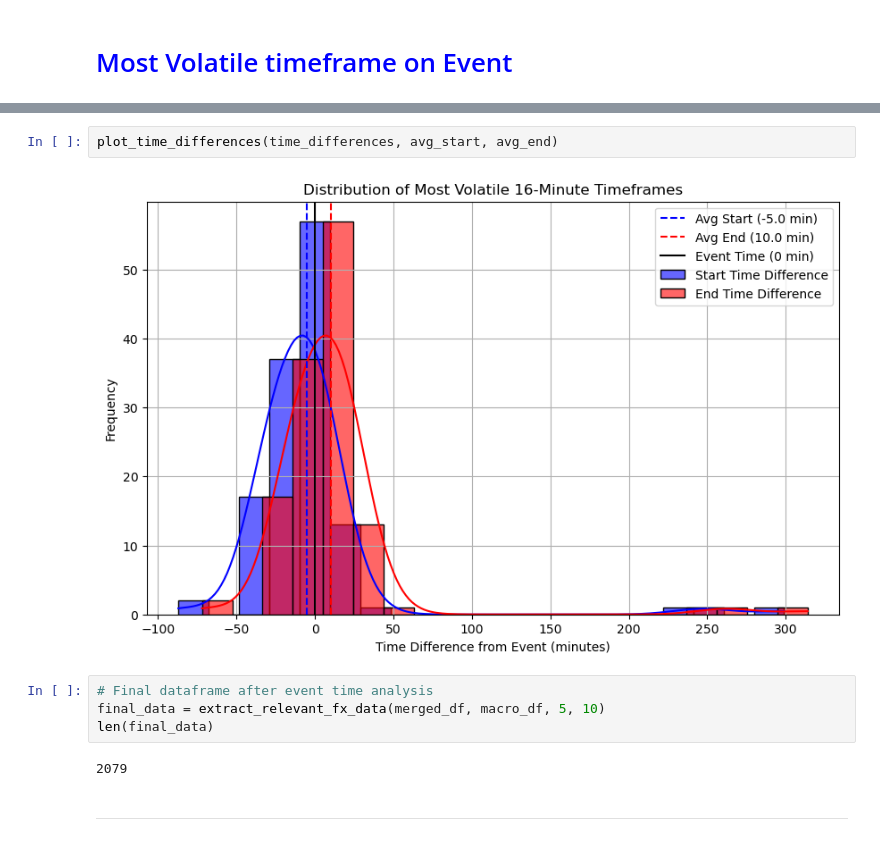
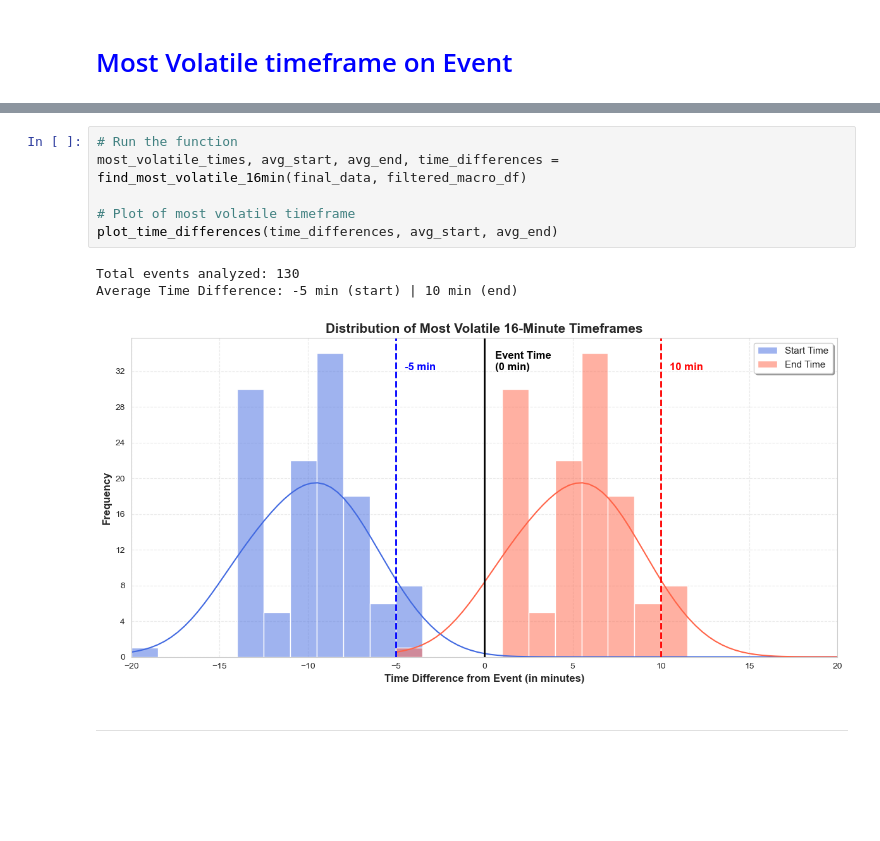
Before and after one commit to Modi1997/FX-HFT-Effects-on-US-Macro-Data, a Jupyter notebook: FX HFT Effects on US Macroeconomic Data Releases.ipynb, the cells around one changed output, grey strips where cells are left out. Cells and saved outputs as stored; diff of their text form; blank space fills up the shorter version.

```diff
--- a/FX HFT Effects on US Macroeconomic Data Releases.ipynb
+++ b/FX HFT Effects on US Macroeconomic Data Releases.ipynb
@@ -683,12 +938,12 @@ Average Time Difference: -5 min (start) | 10 min (end)
-# %%
-plot_time_differences(time_differences, avg_start, avg_end)
-# %% [output]
-[figure, removed]
-# %%
-# Final dataframe after event time analysis
-final_data = extract_relevant_fx_data(merged_df, macro_df, 5, 10)
-len(final_data)
-# %% [output]
-2079
+# %%
+# Run the function
+most_volatile_times, avg_start, avg_end, time_differences = find_most_volatile_16min(final_data, filtered_macro_df)
+
+# Plot of most volatile timeframe
+plot_time_differences(time_differences, avg_start, avg_end)
+# %% [output]
+Total events analyzed: 130
+Average Time Difference: -5 min (start) | 10 min (end)
+[figure, added]
 # %% [markdown]
 ------------
```
Also changed, not shown: parts of 31 cells of this notebook.
